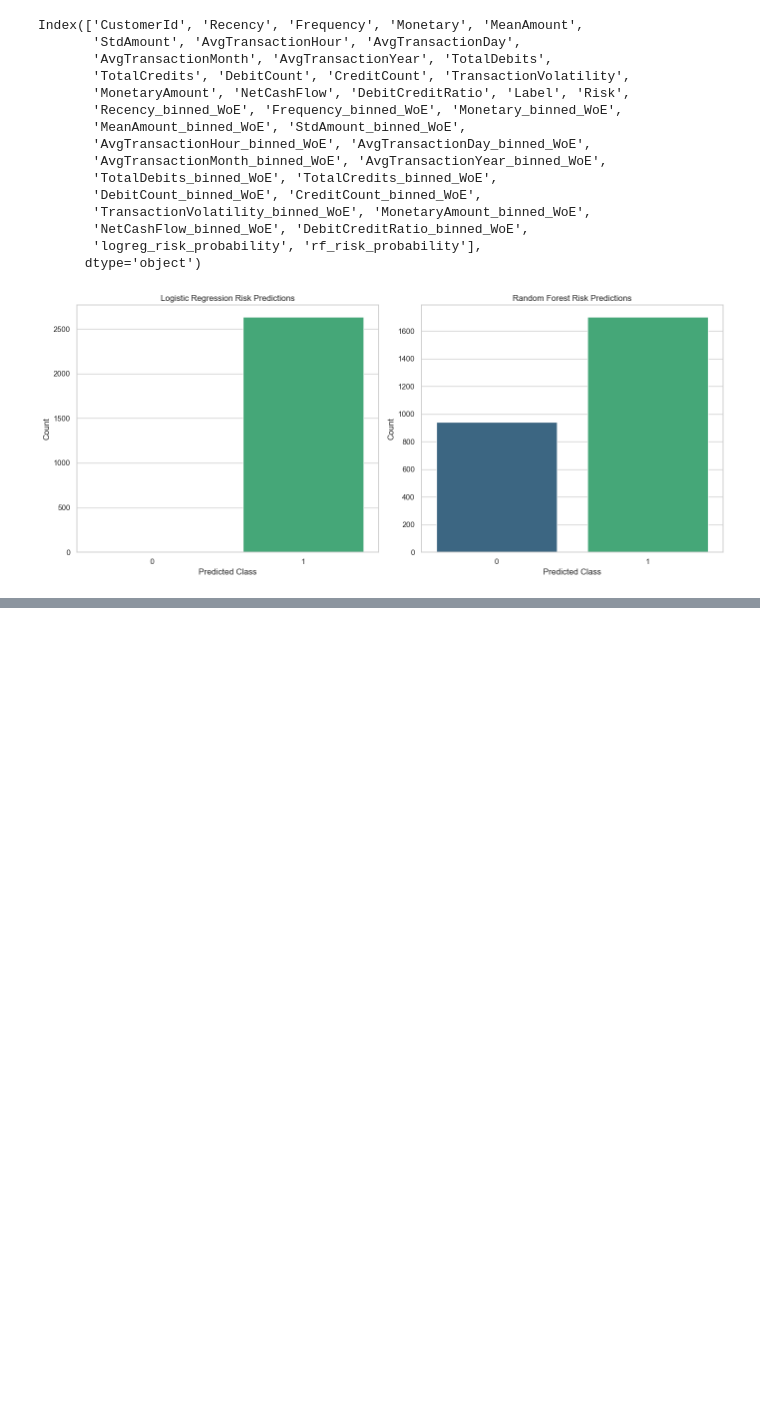
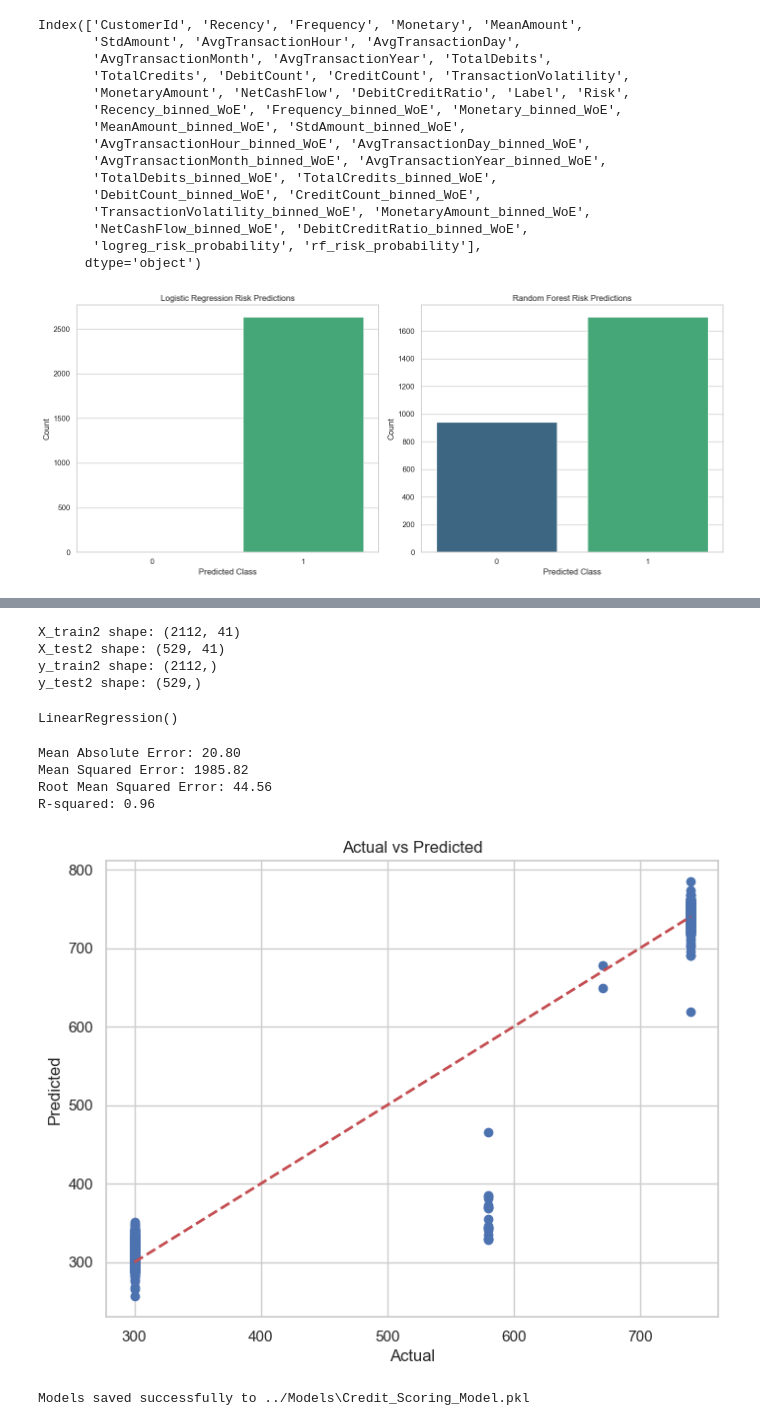
Before and after one commit to aman3013/Credit-Scoring-Model-for-Bati-Bank, a Jupyter notebook: notebooks/Modeling.ipynb, the cells around one changed output, grey strips where cells are left out. Cells and saved outputs as stored; diff of their text form; code cells hidden in the pictures; blank space fills up the shorter version.

Commit message:
Updated Modeling

```diff
--- a/notebooks/Modeling.ipynb
+++ b/notebooks/Modeling.ipynb
@@ -453,0 +516,77 @@ with open(os.path.join(models_folder, 'Credit_Trained_Model.pkl'), 'wb') as f:
+# %%
+from sklearn.linear_model import LinearRegression
+from sklearn.metrics import mean_squared_error
+from sklearn.tree import DecisionTreeRegressor
+from sklearn.linear_model import LogisticRegression
+from sklearn.model_selection import train_test_split
+
+# Define features and target
+X = df.drop(['Credit_Score', 'Rating'], axis=1)  # Features (excluding target and rating)
+y = df['Credit_Score']  # Target (credit score)
+
+# Split the data into training and testing sets
+X_train2, X_test2, y_train2, y_test2 = train_test_split(X, y, test_size=0.2, random_state=42)
+
+# Display the shapes of the training and testing sets
+print(f"X_train2 shape: {X_train2.shape}")
+print(f"X_test2 shape: {X_test2.shape}")
+print(f"y_train2 shape: {y_train2.shape}")
+print(f"y_test2 shape: {y_test2.shape}")
+# %% [output]
+X_train2 shape: (2112, 41)
+X_test2 shape: (529, 41)
+y_train2 shape: (2112,)
+y_test2 shape: (529,)
+# %%
+credit_score_model = LinearRegression()
+credit_score_model.fit(X_train2, y_train2)
+# %% [output]
+LinearRegression()
+# %%
+y_pred2 = credit_score_model.predict(X_test2)
+# %%
+from sklearn.metrics import mean_absolute_error, mean_squared_error, r2_score
+mae = mean_absolute_error(y_test2, y_pred2)
+mse = mean_squared_error(y_test2, y_pred2)
+rmse = mean_squared_error(y_test2, y_pred2, squared=False)
+r2 = r2_score(y_test2, y_pred2)
+
+print(f'Mean Absolute Error: {mae:.2f}')
+print(f'Mean Squared Error: {mse:.2f}')
+print(f'Root Mean Squared Error: {rmse:.2f}')
+print(f'R-squared: {r2:.2f}')
+# %% [output]
+Mean Absolute Error: 20.80
+Mean Squared Error: 1985.82
+Root Mean Squared Error: 44.56
+R-squared: 0.96
+# %%
+import matplotlib.pyplot as plt
+
+plt.figure(figsize=(8, 6))
+plt.scatter(y_test2, y_pred2)
+plt.plot([y_test2.min(), y_test2.max()], [y_test2.min(), y_test2.max()], 'r--', lw=2)
+plt.xlabel('Actual')
+plt.ylabel('Predicted')
+plt.title('Actual vs Predicted')
+plt.show()
+# %% [output]
+[figure, added]
+# %%
+import os
+import joblib
+import pickle
+
+# Define the directory for saving models
+models_folder = '../Models'
+
+# Create the folder if it doesn't exist
+os.makedirs(models_folder, exist_ok=True)
+
+# Save the dictionary of models to a file in the Models folder using pickle
+with open(os.path.join(models_folder, 'Credit_Scoring_Model.pkl'), 'wb') as f:
+    pickle.dump(models, f)
+
+print(f"Models saved successfully to {os.path.join(models_folder, 'Credit_Scoring_Model.pkl')}")
+# %% [output]
+Models saved successfully to ../Models\Credit_Scoring_Model.pkl
```
Also changed, not shown: parts of 3 cells of this notebook.
